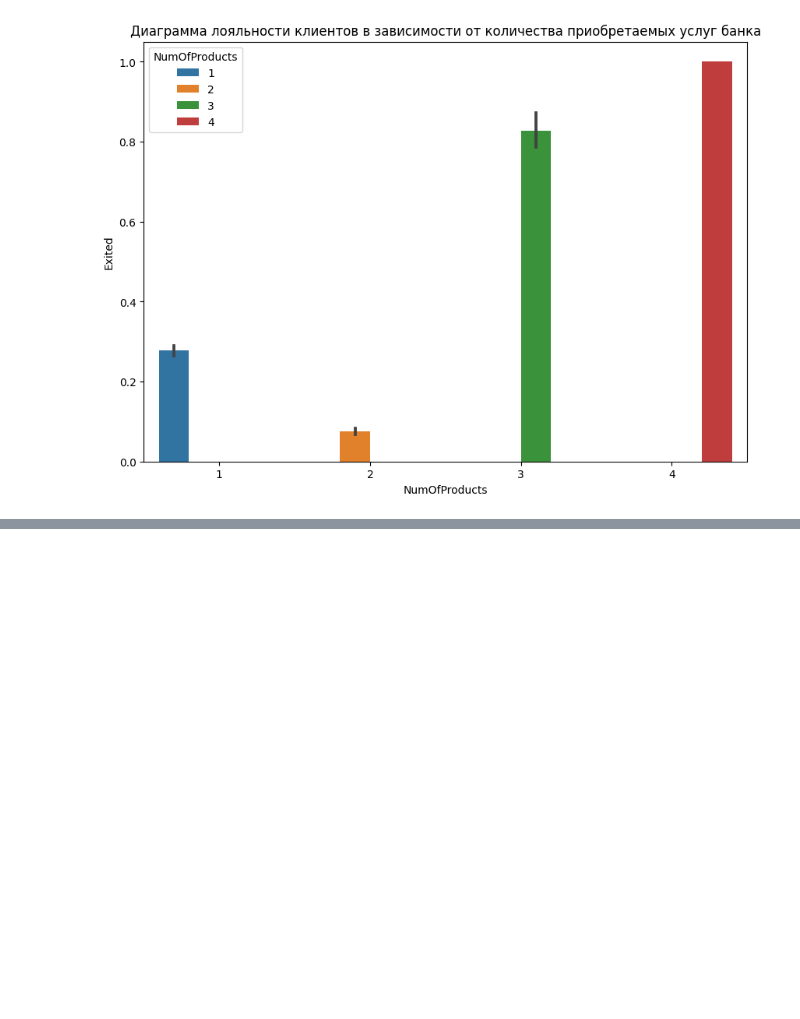
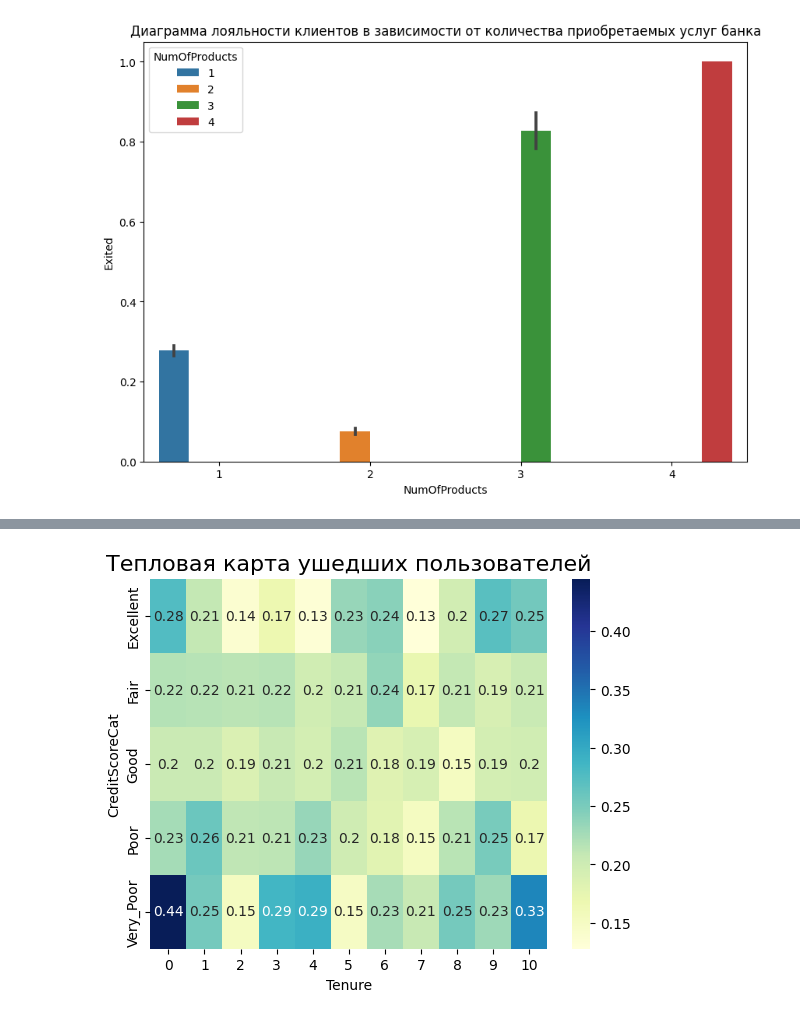
Before and after one commit to vasiloyk/svalka, a Jupyter notebook: 13.ipynb, the cells around one changed output, grey strips where cells are left out. Saved outputs shown, nothing was run; the diff lists cells and outputs as text; code cells hidden in the pictures; blank space fills up the shorter version.

```diff
--- a/13.ipynb
+++ b/13.ipynb
@@ -153,0 +215,36 @@ barplot.set_title('Диаграмма лояльности клиентов в
+# %%
+#Задание 9.10
+def get_credit_score_cat(credit_score):
+    if credit_score >= 300 and credit_score < 500:
+        return "Very_Poor"
+    elif credit_score >= 500 and credit_score < 601:
+        return "Poor"
+    elif credit_score >= 601 and credit_score < 661:
+        return "Fair"
+    elif credit_score >= 661 and credit_score < 781:
+        return "Good"
+    elif credit_score >= 781 and credit_score < 851:
+        return "Excellent"
+    elif credit_score >= 851:
+        return "Top"
+    elif credit_score < 300:
+        return "Deep"
+
+
+churn_df['CreditScore'] = churn_df['CreditScore'].astype('category')
+churn_df['CreditScoreCat'] = churn_df['CreditScore'].apply(get_credit_score_cat)
+
+
+pivot = churn_df.pivot_table(
+    values='Exited',
+    columns='Tenure',
+    index='CreditScoreCat',
+    aggfunc='mean',
+    fill_value = 0,
+)
+pivot.columns = pivot.columns.astype('string')
+#print(pivot)
+heatmap = sns.heatmap(data=pivot, cmap='YlGnBu',annot=True)
+heatmap.set_title('Тепловая карта ушедших пользователей', fontsize=16);
+# %% [output]
+[figure, added]
```
Also changed, not shown: parts of 18 cells of this notebook.
